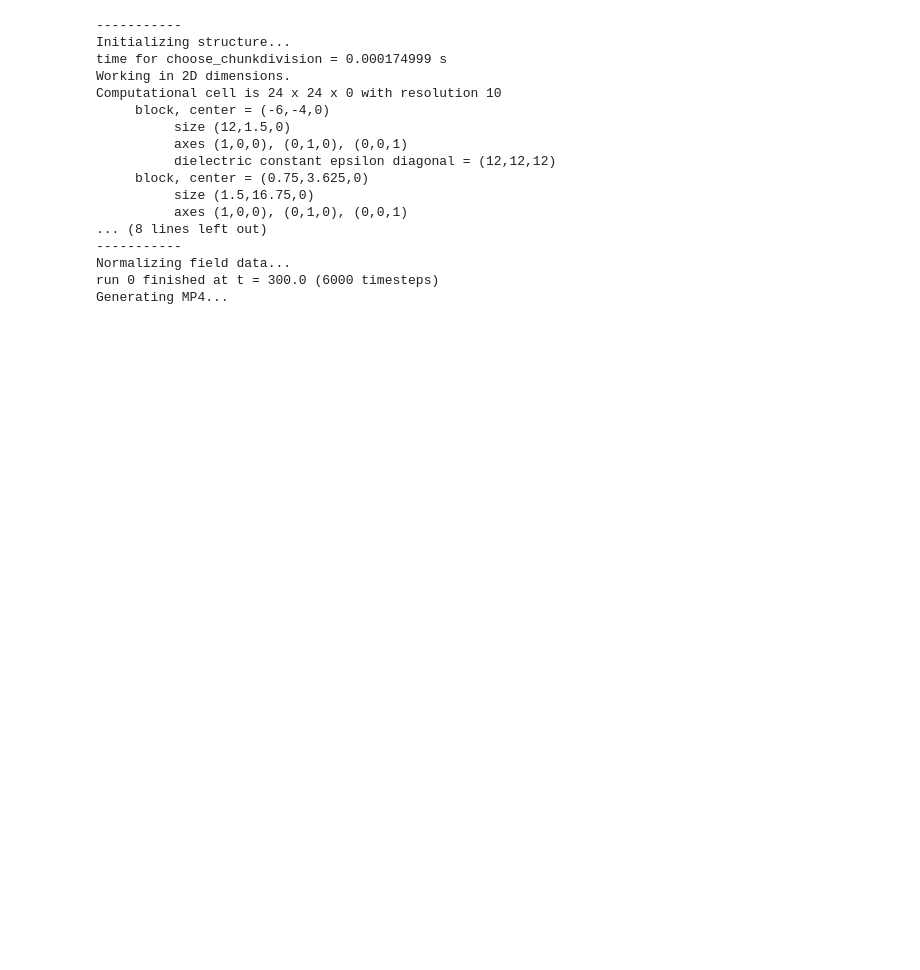
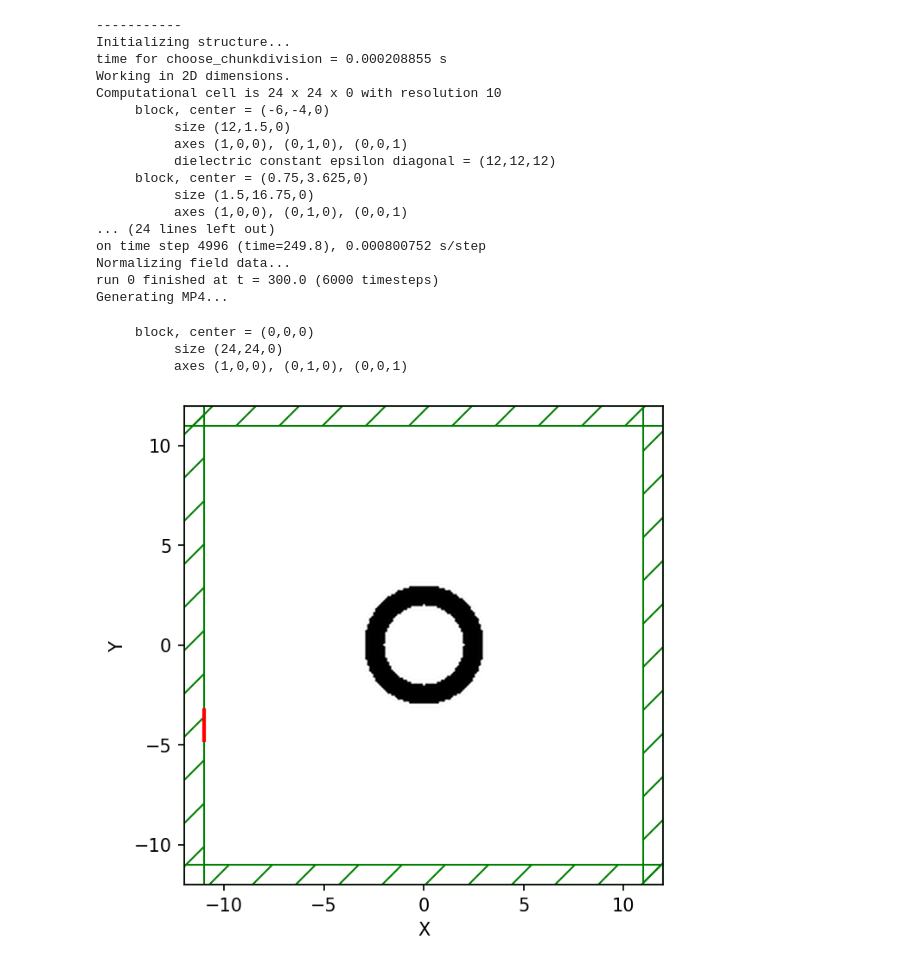
Before and after one commit to jhihsheng/nano-optics, a Jupyter notebook: OTID/OTID_meep_lab_1.ipynb, the cells around one changed output. Drawn from its saved outputs; the diff is of its cells as text; code cells hidden in the pictures; blank space fills up the shorter version.

```diff
--- a/OTID/OTID_meep_lab_1.ipynb
+++ b/OTID/OTID_meep_lab_1.ipynb
@@ -189,7 +204,7 @@ import mycmapls as ms# colormap defined in mycmapls.py
 
 sources = [
     mp.Source(
-        mp.ContinuousSource(frequency=1/6),
+        mp.ContinuousSource(frequency=1/wl[np.argmax(As)]),
         component=mp.Ez,
         center=mp.Vector3(-0.5 * sx + dpml, y_loc, 0),
         size=mp.Vector3(0, w, 0),
@@ -208,7 +223,8 @@ sim_ring_bend_cw = mp.Simulation(
 sim_ring_bend_cw.reset_meep()
 
 f = plt.figure(dpi=100)
-Animate = mp.Animate2D(sim_ring_bend,fields=mp.Ez, f=f, realtime=False, normalize=True, field_parameters={'alpha':0.8,'cmap':ms.mycmap1})
+Animate = mp.Animate2D(fields=mp.Ez, f=f, realtime=False,
+                       normalize=True, field_parameters={'alpha':0.8,'cmap':ms.bifan})
 plt.close()
 sim_ring_bend_cw.run(mp.at_every(0.5, Animate), until=300)
 plt.close()
@@ -217,7 +233,7 @@ Animate.to_mp4(10, filename)
 # %% [output]
 -----------
 Initializing structure...
-time for choose_chunkdivision = 0.000174999 s
+time for choose_chunkdivision = 0.000208855 s
 Working in 2D dimensions.
 Computational cell is 24 x 24 x 0 with resolution 10
      block, center = (-6,-4,0)
@@ -227,8 +243,37 @@ Computational cell is 24 x 24 x 0 with resolution 10
      block, center = (0.75,3.625,0)
           size (1.5,16.75,0)
           axes (1,0,0), (0,1,0), (0,0,1)
-... (8 lines left out)
------------
+... (24 lines left out)
+on time step 4996 (time=249.8), 0.000800752 s/step
 Normalizing field data...
 run 0 finished at t = 300.0 (6000 timesteps)
 Generating MP4...
+# %%
+## define arbitraty shape
+def ring_resonator(p):
+    rr = (p.x**2+p.y**2)**0.5
+    if (rr > 2) and (rr < 3):
+        return mp.Medium(index=2)
+    return mp.air
+
+ring_resonator.do_averaging = True
+
+geometry = [mp.Block(center=mp.Vector3(),
+                     size=mp.Vector3(sx,sy),
+                     material=ring_resonator)]
+
+sim = mp.Simulation(cell_size=mp.Vector3(sx,sy),
+                    geometry=geometry,
+                    subpixel_tol=1e-4,
+                    subpixel_maxeval=1000,
+                    sources=sources,
+                    resolution=resolution,
+                    boundary_layers=[mp.PML(dpml)])
+plt.figure(dpi=150)
+sim.plot2D()
+plt.show()
+# %% [output]
+     block, center = (0,0,0)
+          size (24,24,0)
+          axes (1,0,0), (0,1,0), (0,0,1)
+[figure, added]
```
Also changed, not shown: parts of 3 cells of this notebook, 10 other files.
